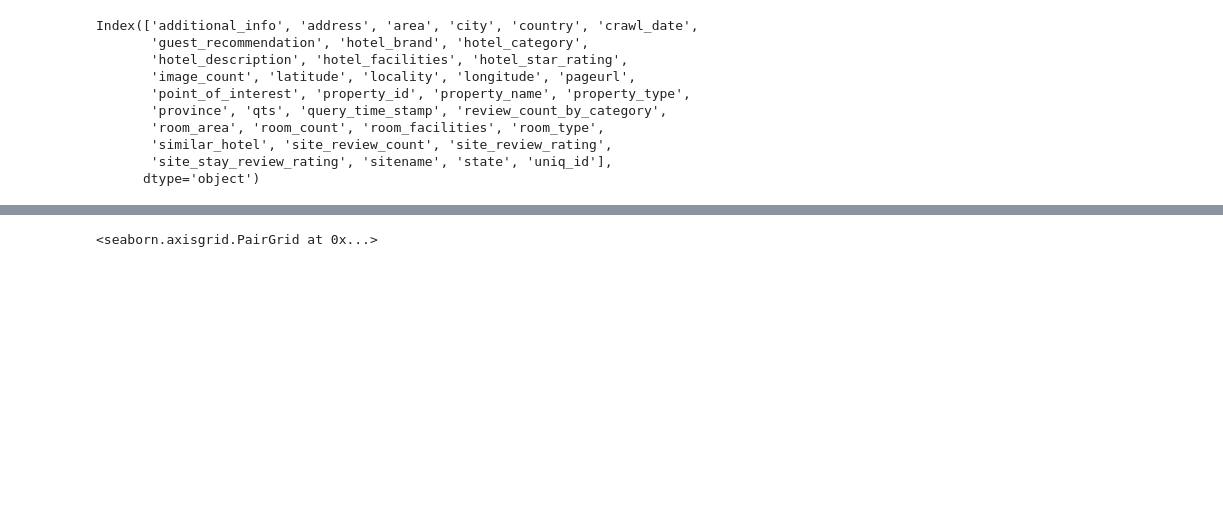
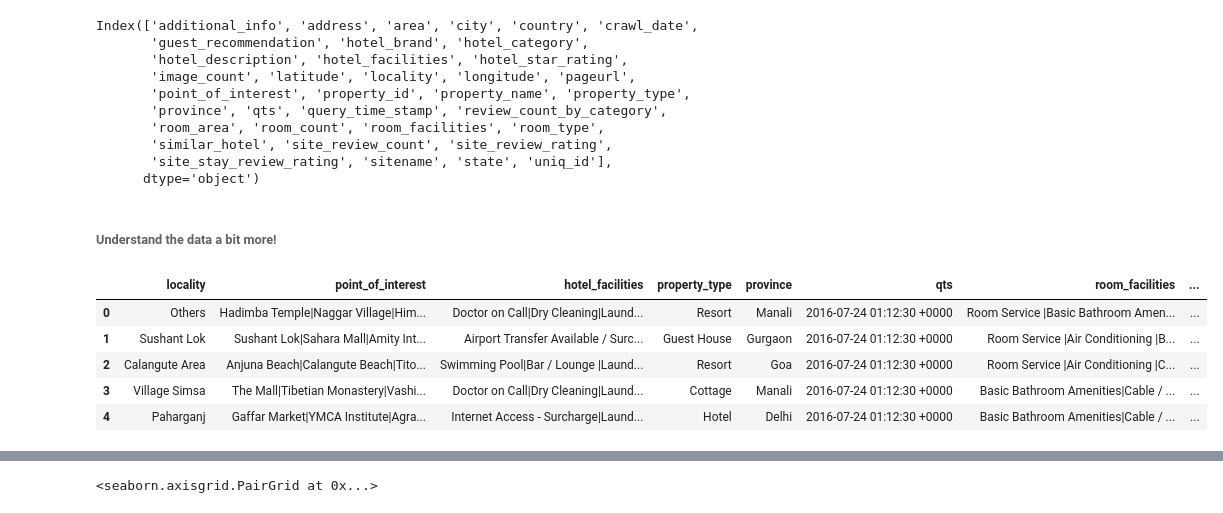
Before and after one commit to anubhav-agarwal/ga-projects, a Jupyter notebook: Indian Hotel System.ipynb, the cells around one changed output, grey strips where cells are left out. Saved outputs shown, nothing was run; the diff lists cells and outputs as text; code cells hidden in the pictures; blank space fills up the shorter version.

```diff
--- a/Indian Hotel System.ipynb
+++ b/Indian Hotel System.ipynb
@@ -70,3 +70,14 @@ Index(['additional_info', 'address', 'area', 'city', 'country', 'crawl_date',
        'similar_hotel', 'site_review_count', 'site_review_rating',
        'site_stay_review_rating', 'sitename', 'state', 'uniq_id'],
       dtype='object')
+# %% [markdown]
+###### Understand the data a bit more!
+# %%
+indian_hotels[['locality', 'point_of_interest', 'hotel_facilities', 'property_type', 'province', 'qts', 'room_facilities', 'room_type', 'state']].head()
+# %% [output]
+|  | locality | point_of_interest | hotel_facilities | property_type | province | qts | room_facilities | ... |
+| 0 | Others | Hadimba Temple|Naggar Village|Him... | Doctor on Call|Dry Cleaning|Laund... | Resort | Manali | 2016-07-24 01:12:30 +0000 | Room Service |Basic Bathroom Amen... | ... |
+| 1 | Sushant Lok | Sushant Lok|Sahara Mall|Amity Int... | Airport Transfer Available / Surc... | Guest House | Gurgaon | 2016-07-24 01:12:30 +0000 | Room Service |Air Conditioning |B... | ... |
+| 2 | Calangute Area | Anjuna Beach|Calangute Beach|Tito... | Swimming Pool|Bar / Lounge |Laund... | Resort | Goa | 2016-07-24 01:12:30 +0000 | Room Service |Air Conditioning |C... | ... |
+| 3 | Village Simsa | The Mall|Tibetian Monastery|Vashi... | Doctor on Call|Dry Cleaning|Laund... | Cottage | Manali | 2016-07-24 01:12:30 +0000 | Basic Bathroom Amenities|Cable / ... | ... |
+| 4 | Paharganj | Gaffar Market|YMCA Institute|Agra... | Internet Access - Surcharge|Laund... | Hotel | Delhi | 2016-07-24 01:12:30 +0000 | Basic Bathroom Amenities|Cable / ... | ... |
```
Also changed, not shown: parts of 82 cells of this notebook.
